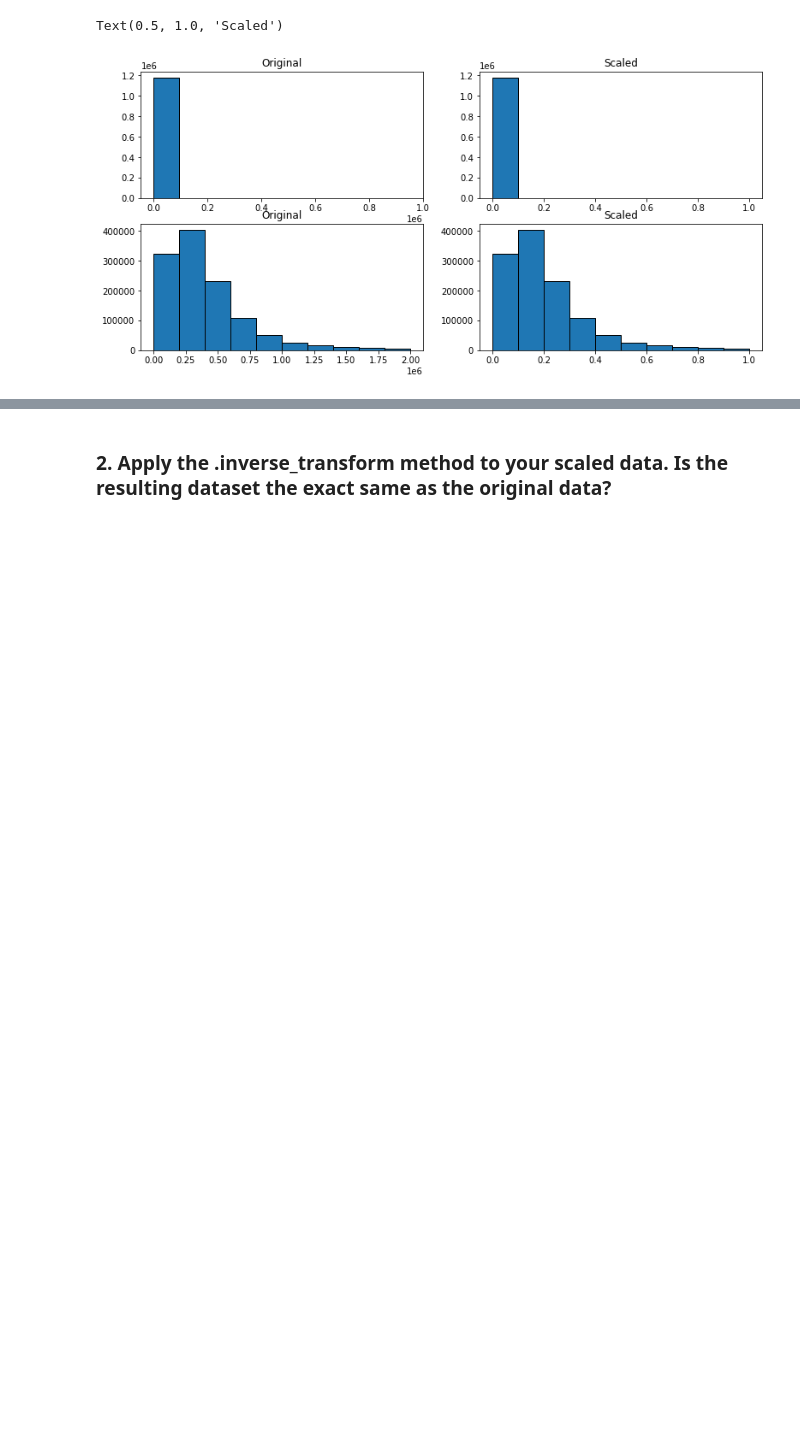
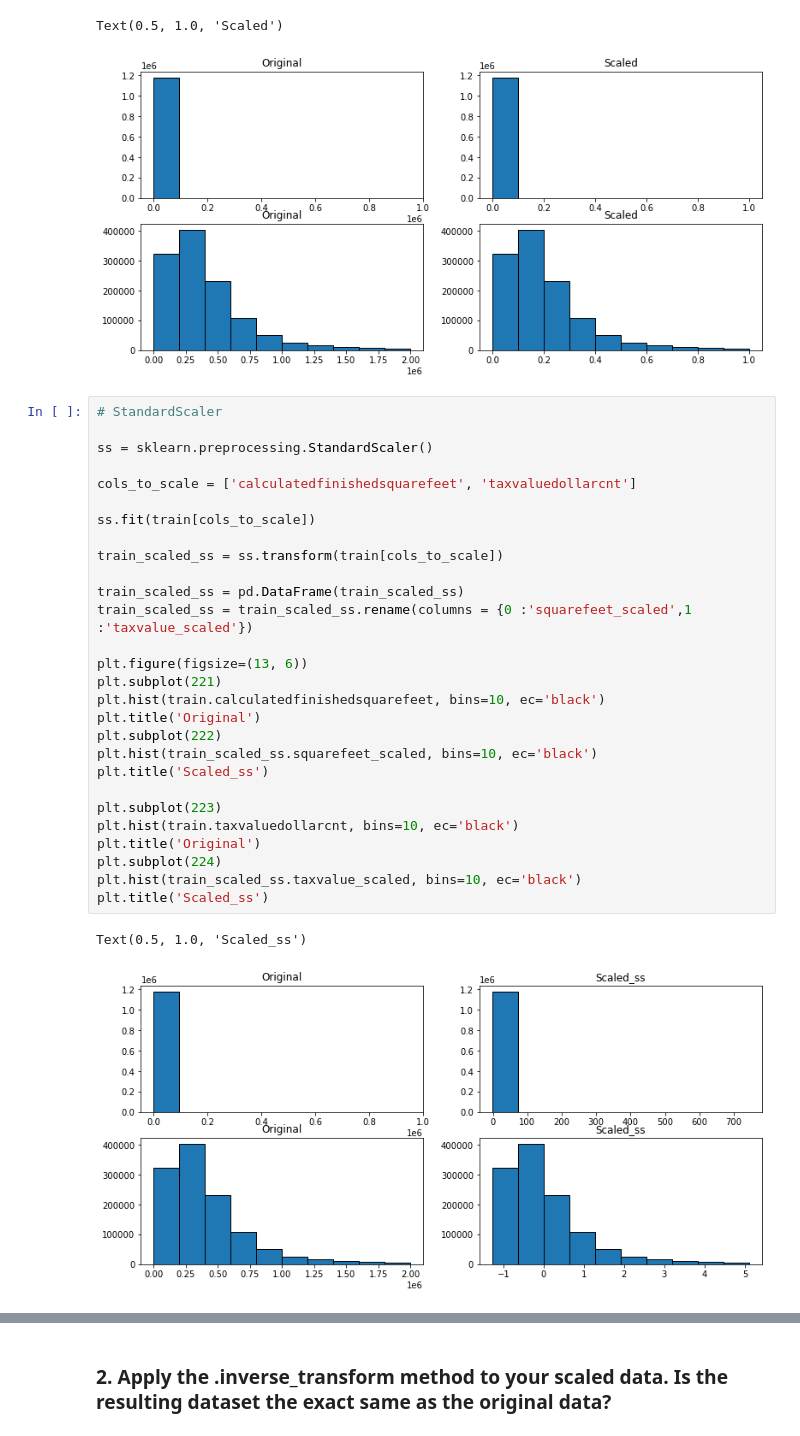
Before and after one commit to Chenchen070/regression, a Jupyter notebook: scalling_exercises.ipynb, the cells around one changed output, grey strips where cells are left out. Drawn from its saved outputs; the diff is of its cells as text; blank space fills up the shorter version.

```diff
--- a/scalling_exercises.ipynb
+++ b/scalling_exercises.ipynb
@@ -124,3 +124,34 @@ plt.title('Scaled')
 # %% [output]
 Text(0.5, 1.0, 'Scaled')
 [figure]
+# %%
+# StandardScaler
+
+ss = sklearn.preprocessing.StandardScaler()
+
+cols_to_scale = ['calculatedfinishedsquarefeet', 'taxvaluedollarcnt']
+
+ss.fit(train[cols_to_scale])
+
+train_scaled_ss = ss.transform(train[cols_to_scale])
+
+train_scaled_ss = pd.DataFrame(train_scaled_ss)
+train_scaled_ss = train_scaled_ss.rename(columns = {0 :'squarefeet_scaled',1 :'taxvalue_scaled'})
+
+plt.figure(figsize=(13, 6))
+plt.subplot(221)
+plt.hist(train.calculatedfinishedsquarefeet, bins=10, ec='black')
+plt.title('Original')
+plt.subplot(222)
+plt.hist(train_scaled_ss.squarefeet_scaled, bins=10, ec='black')
+plt.title('Scaled_ss')
+
+plt.subplot(223)
+plt.hist(train.taxvaluedollarcnt, bins=10, ec='black')
+plt.title('Original')
+plt.subplot(224)
+plt.hist(train_scaled_ss.taxvalue_scaled, bins=10, ec='black')
+plt.title('Scaled_ss')
+# %% [output]
+Text(0.5, 1.0, 'Scaled_ss')
+[figure, added]
```
Also changed, not shown: parts of 2 cells of this notebook.
